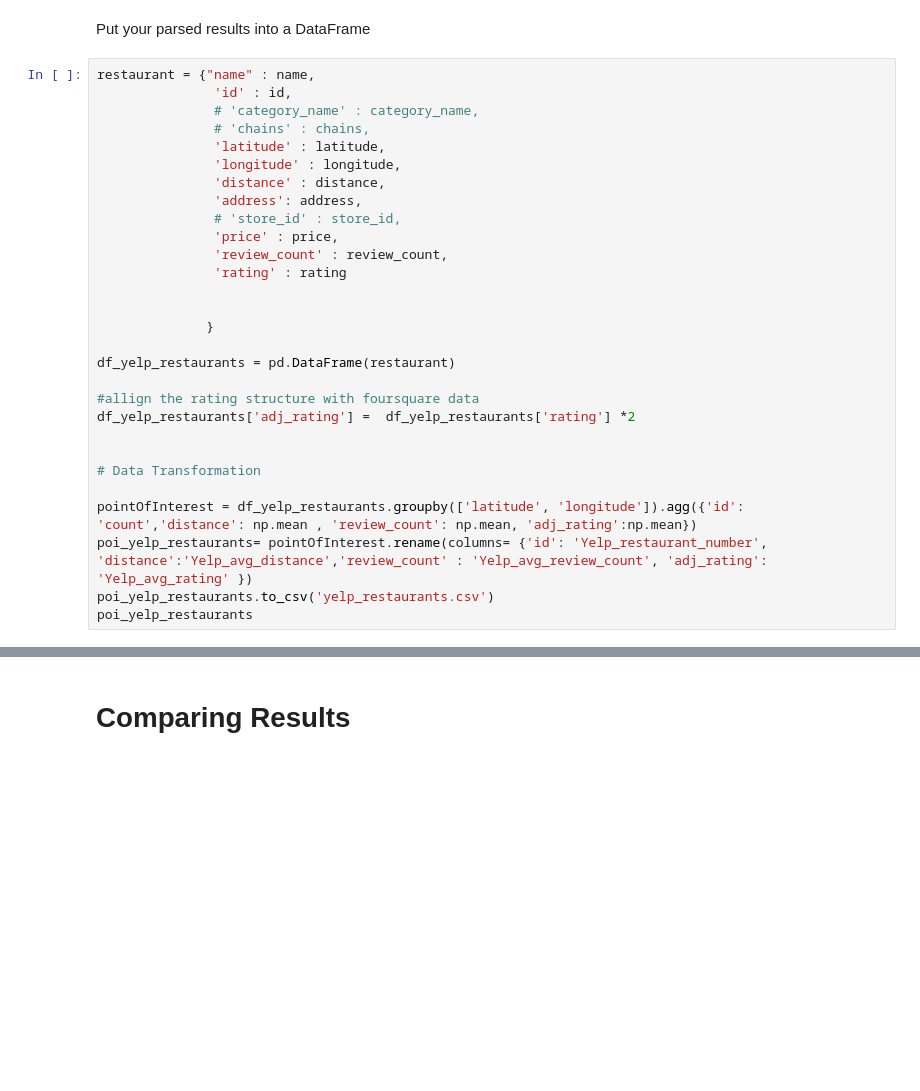
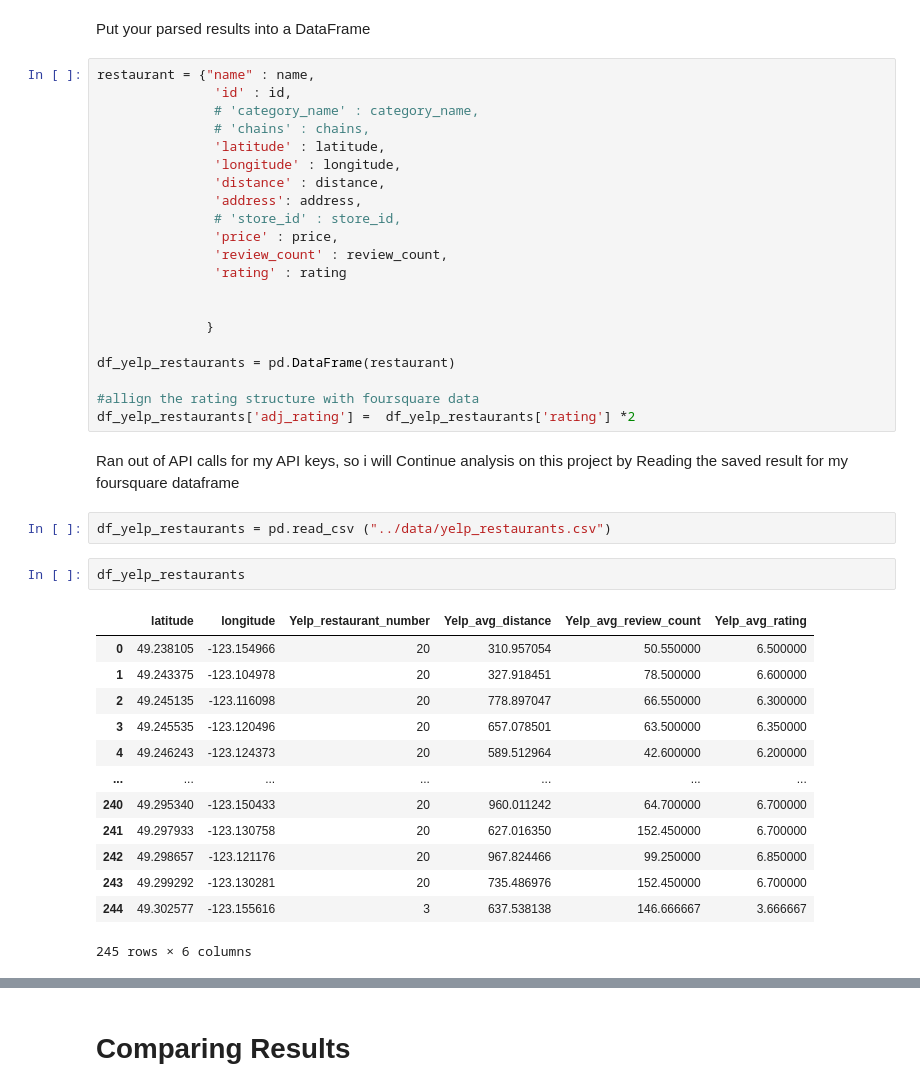
Before and after one commit to ajayeoba/LHL_Statistical-Modelling-Project, a Jupyter notebook: notebooks/yelp_foursquare_EDA.ipynb, the cells around one changed output, grey strips where cells are left out. Cells and saved outputs as stored; diff of their text form; blank space fills up the shorter version.

```diff
--- a/notebooks/yelp_foursquare_EDA.ipynb
+++ b/notebooks/yelp_foursquare_EDA.ipynb
@@ -193,11 +260,23 @@ df_yelp_restaurants = pd.DataFrame(restaurant)
 
 #allign the rating structure with foursquare data
 df_yelp_restaurants['adj_rating'] =  df_yelp_restaurants['rating'] *2
-
-
-# Data Transformation
-
-pointOfInterest = df_yelp_restaurants.groupby(['latitude', 'longitude']).agg({'id': 'count','distance': np.mean , 'review_count': np.mean, 'adj_rating':np.mean})
-poi_yelp_restaurants= pointOfInterest.rename(columns= {'id': 'Yelp_restaurant_number', 'distance':'Yelp_avg_distance','review_count' : 'Yelp_avg_review_count', 'adj_rating': 'Yelp_avg_rating' })
-poi_yelp_restaurants.to_csv('yelp_restaurants.csv')
-poi_yelp_restaurants
+# %% [markdown]
+Ran out of API calls for my API keys, so i will Continue analysis on this project by Reading the saved result for my foursquare dataframe
+# %%
+df_yelp_restaurants = pd.read_csv ("../data/yelp_restaurants.csv")
+# %%
+df_yelp_restaurants
+# %% [output]
+|  | latitude | longitude | Yelp_restaurant_number | Yelp_avg_distance | Yelp_avg_review_count | Yelp_avg_rating |
+| 0 | 49.238105 | -123.154966 | 20 | 310.957054 | 50.550000 | 6.500000 |
+| 1 | 49.243375 | -123.104978 | 20 | 327.918451 | 78.500000 | 6.600000 |
+| 2 | 49.245135 | -123.116098 | 20 | 778.897047 | 66.550000 | 6.300000 |
+| 3 | 49.245535 | -123.120496 | 20 | 657.078501 | 63.500000 | 6.350000 |
+| 4 | 49.246243 | -123.124373 | 20 | 589.512964 | 42.600000 | 6.200000 |
+| ... | ... | ... | ... | ... | ... | ... |
+| 240 | 49.295340 | -123.150433 | 20 | 960.011242 | 64.700000 | 6.700000 |
+| 241 | 49.297933 | -123.130758 | 20 | 627.016350 | 152.450000 | 6.700000 |
+| 242 | 49.298657 | -123.121176 | 20 | 967.824466 | 99.250000 | 6.850000 |
+| 243 | 49.299292 | -123.130281 | 20 | 735.486976 | 152.450000 | 6.700000 |
+| 244 | 49.302577 | -123.155616 | 3 | 637.538138 | 146.666667 | 3.666667 |
+245 rows × 6 columns
```
Also changed, not shown: parts of 15 cells of this notebook, 6 other files.
